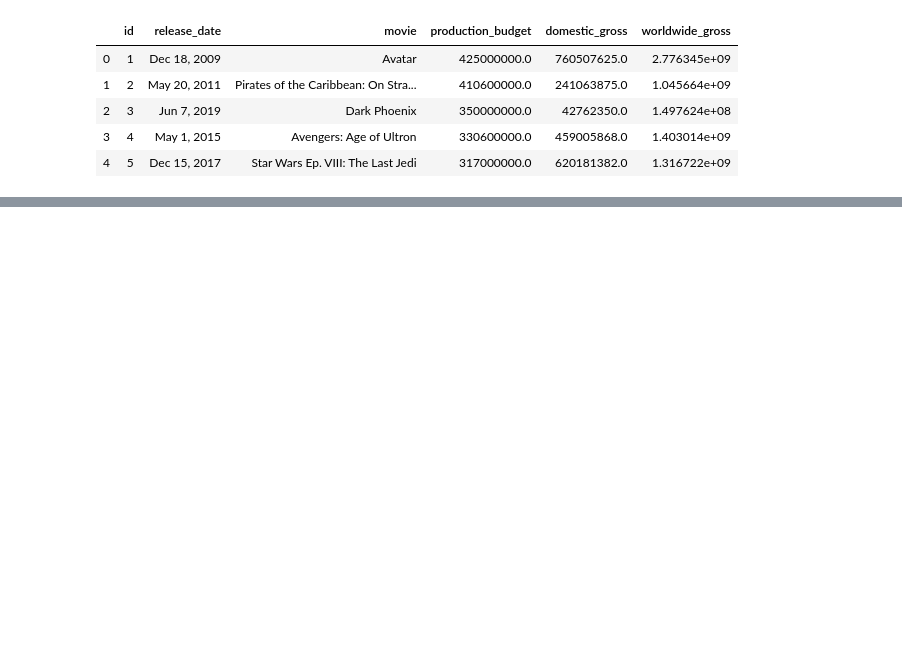
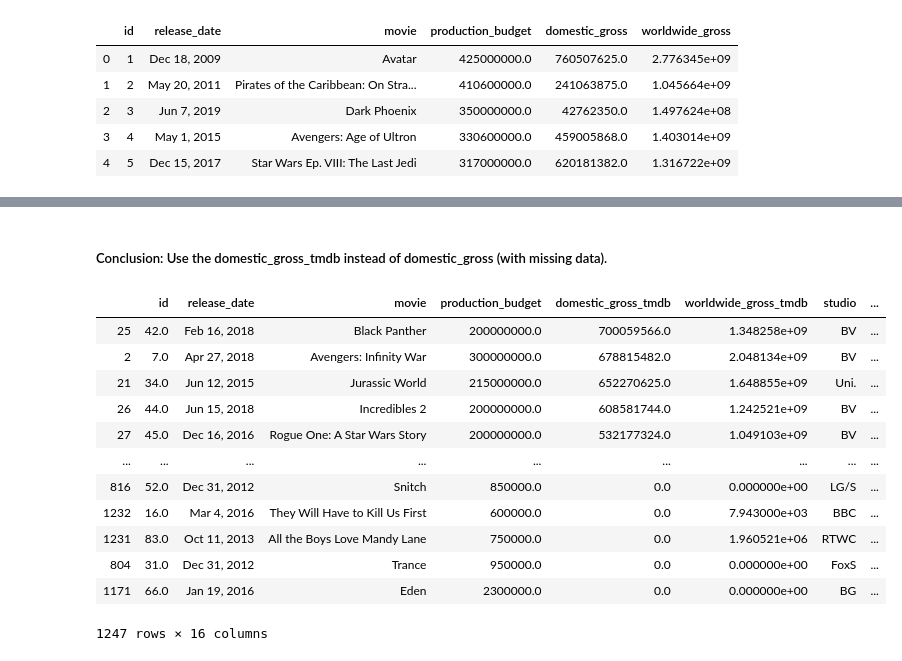
Before and after one commit to learn-co-students/dc-ds-111819, a Jupyter notebook: module-1/project/Mod1_project_DN/Data_cleaning_NL.ipynb, the cells around one changed output, grey strips where cells are left out. Cells and saved outputs as stored; diff of their text form; code cells hidden in the pictures; blank space fills up the shorter version.

```diff
--- a/module-1/project/Mod1_project_DN/Data_cleaning_NL.ipynb
+++ b/module-1/project/Mod1_project_DN/Data_cleaning_NL.ipynb
@@ -106,0 +117,18 @@ pandas.core.series.Series
+# %%
+#rename the consistent movie tiles
+bom_gross = bom_gross.rename(columns={"title": "movie"})
+imdb_basic = imdb_basic.rename(columns={ "primary_title":"movie"})
+tmdb_budget = tmdb_budget.rename(columns={ "domestic_gross":"domestic_gross_tmdb", "worldwide_gross":"worldwide_gross_tmdb"})
+imdb_rating = imdb_rating.rename(columns = { "averagerating":"Average Rating", "numvotes":"Number of Votes"})
+# %%
+# There are multiple tconst for the same movie. Use the first one
+imdb_basic = imdb_basic.drop_duplicates(["movie"], keep = "first")
+# %%
+# tmdb got more year data. Focus on 2010 - 2018
+movie_sum = pd.merge(tmdb_budget, bom_gross, on = "movie", how = "right")
+#imdb got more data. Focus on 2010 - 2018
+movie_sum = pd.merge(movie_sum, imdb_basic, on = "movie", how = "left")
+#
+movie_sum = pd.merge(movie_sum, imdb_rating, on = "tconst", how = "left")
+#
+movie_sum = pd.merge(movie_sum, imdb_crew, on = "tconst", how = "left")
@@ -106,0 +157,5 @@ pandas.core.series.Series
+# %%
+# Keep rows with nonzero in production budget
+movie_sum = movie_sum[np.isfinite(movie_sum['production_budget'])]
+# Compare the distribuions between domestic_gross_tmdb and domestic_gross
+movie_sum.describe()
@@ -106,0 +192,18 @@ pandas.core.series.Series
+# %% [markdown]
+##### Conclusion: Use the domestic_gross_tmdb instead of domestic_gross (with missing data).
+# %%
+movie_sum.sort_values(by = ['domestic_gross_tmdb'], ascending = False)
+# %% [output]
+|  | id | release_date | movie | production_budget | domestic_gross_tmdb | worldwide_gross_tmdb | studio | ... |
+| 25 | 42.0 | Feb 16, 2018 | Black Panther | 200000000.0 | 700059566.0 | 1.348258e+09 | BV | ... |
+| 2 | 7.0 | Apr 27, 2018 | Avengers: Infinity War | 300000000.0 | 678815482.0 | 2.048134e+09 | BV | ... |
+| 21 | 34.0 | Jun 12, 2015 | Jurassic World | 215000000.0 | 652270625.0 | 1.648855e+09 | Uni. | ... |
+| 26 | 44.0 | Jun 15, 2018 | Incredibles 2 | 200000000.0 | 608581744.0 | 1.242521e+09 | BV | ... |
+| 27 | 45.0 | Dec 16, 2016 | Rogue One: A Star Wars Story | 200000000.0 | 532177324.0 | 1.049103e+09 | BV | ... |
+| ... | ... | ... | ... | ... | ... | ... | ... | ... |
+| 816 | 52.0 | Dec 31, 2012 | Snitch | 850000.0 | 0.0 | 0.000000e+00 | LG/S | ... |
+| 1232 | 16.0 | Mar 4, 2016 | They Will Have to Kill Us First | 600000.0 | 0.0 | 7.943000e+03 | BBC | ... |
+| 1231 | 83.0 | Oct 11, 2013 | All the Boys Love Mandy Lane | 750000.0 | 0.0 | 1.960521e+06 | RTWC | ... |
+| 804 | 31.0 | Dec 31, 2012 | Trance | 950000.0 | 0.0 | 0.000000e+00 | FoxS | ... |
+| 1171 | 66.0 | Jan 19, 2016 | Eden | 2300000.0 | 0.0 | 0.000000e+00 | BG | ... |
+1247 rows × 16 columns
```
Also changed, not shown: parts of 17 cells of this notebook, 20 other files.
